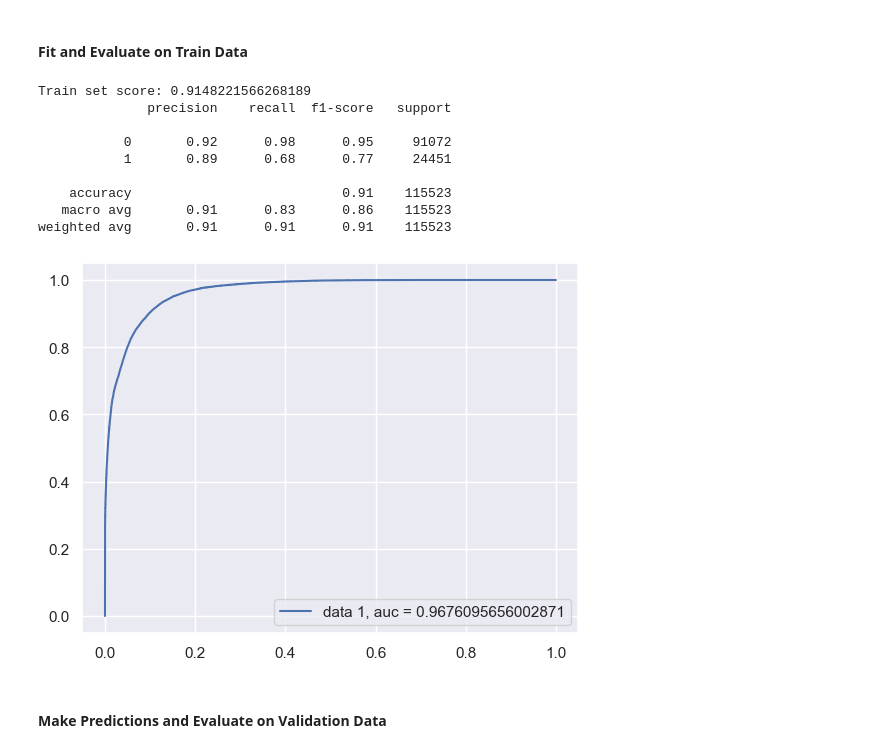
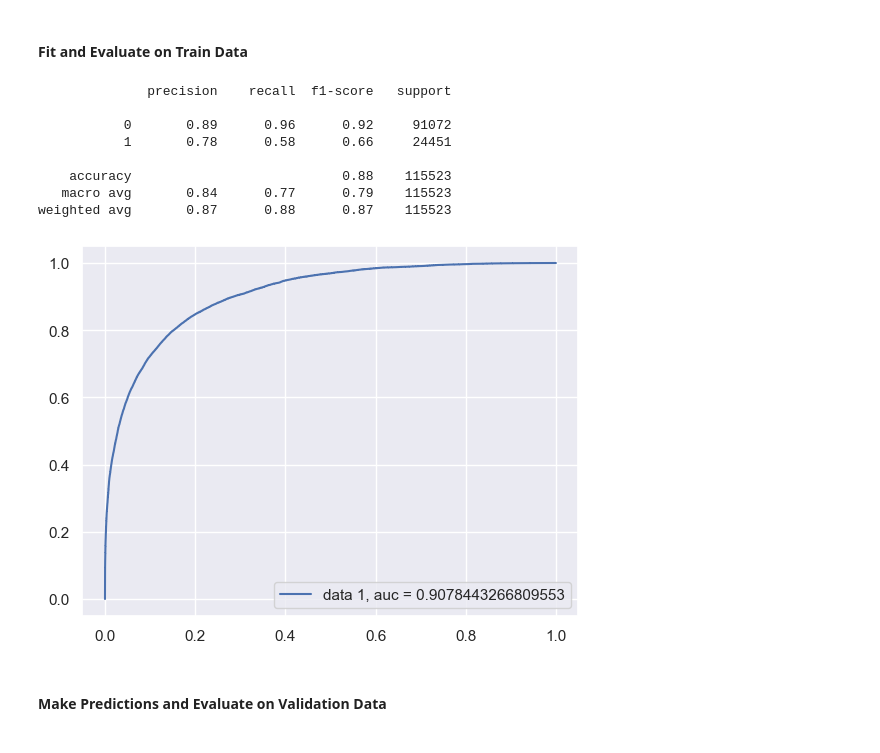
Before and after one commit to ihsiukaoBerkeley/FIT-IT, a Jupyter notebook: src/RandomForest.ipynb, the cells around one changed output. Cells and saved outputs as stored; diff of their text form; code cells hidden in the pictures.

Commit message:
updated random forest model notebook

```diff
--- a/src/RandomForest.ipynb
+++ b/src/RandomForest.ipynb
@@ -146,6 +146,6 @@ param_grid = {
 rf_func = RandomForestClassifier(random_state = 42)
 
 #create grid search model
-rf_cv = GridSearchCV(estimator = rf_func, param_grid = param_grid, cv = 5)
+rf_cv = GridSearchCV(estimator = rf_func, param_grid = param_grid, cv = 3, scoring = "f1", verbose = 1)
 #fit on training set
 rf_cv.fit(X_train, Y_train)
@@ -159,35 +169,31 @@ print(f"Best Score: {rf_cv.best_score_}, Best Param: {rf_cv.best_params_}")
 #### Fit and Evaluate on Train Data
 # %%
 #build and fit model
-rf_best = RandomForestClassifier(max_features = "sqrt", n_estimators = 1000, max_depth = 15, criterion = "entropy", random_state = 42)
-rf_best.fit(X_train, Y_train)
+rf_best_unbalanced = RandomForestClassifier(max_features = None, n_estimators = 200, max_depth = 10, criterion = "gini", random_state = 42)
+rf_best_unbalanced.fit(X_train, Y_train)
 
-#evaluate model
-print("Train set score: " + str(rf_best.score(X_train, Y_train)))
-
-predict_train = rf_best.predict(X_train)
+predict_train = rf_best_unbalanced.predict(X_train)
 
 print(metrics.classification_report(Y_train, predict_train))
 
 #ROC Curve and AUC
-y_pred_proba = rf_best.predict_proba(X_train)[:,1]
+y_pred_proba = rf_best_unbalanced.predict_proba(X_train)[:,1]
 fpr, tpr, _ = metrics.roc_curve(Y_train,  y_pred_proba)
 auc = metrics.roc_auc_score(Y_train, y_pred_proba)
 plt.plot(fpr, tpr, label = "data 1, auc = " + str(auc))
 plt.legend(loc = 4)
 
 plt.show()
 # %% [output]
-Train set score: 0.9148221566268189
               precision    recall  f1-score   support
 
-           0       0.92      0.98      0.95     91072
-           1       0.89      0.68      0.77     24451
+           0       0.89      0.96      0.92     91072
+           1       0.78      0.58      0.66     24451
 
-    accuracy                           0.91    115523
-   macro avg       0.91      0.83      0.86    115523
-weighted avg       0.91      0.91      0.91    115523
+    accuracy                           0.88    115523
+   macro avg       0.84      0.77      0.79    115523
+weighted avg       0.87      0.88      0.87    115523
-[figure, old version]
+[figure, new version]
 # %% [markdown]
 #### Make Predictions and Evaluate on Validation Data
 # %%
```
Also changed, not shown: parts of 20 cells of this notebook, 2 other files.
